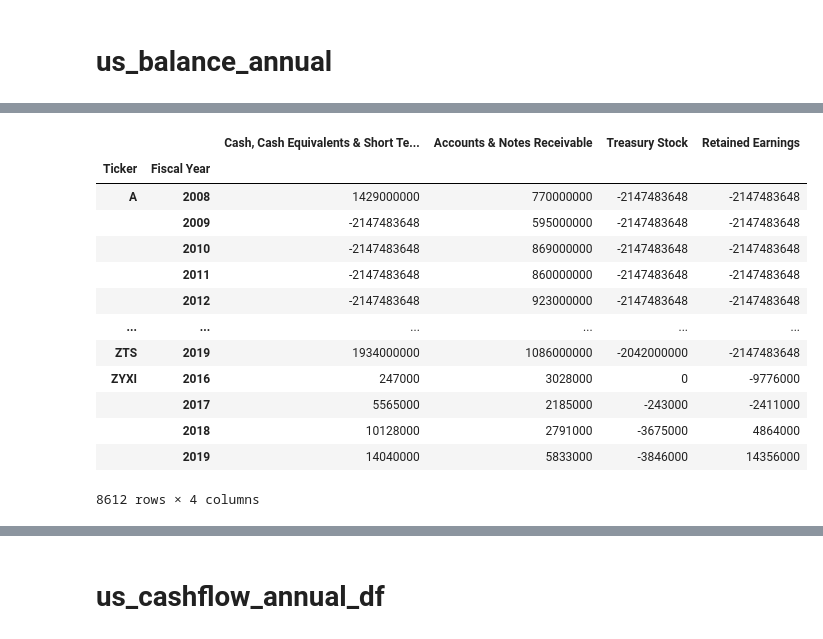
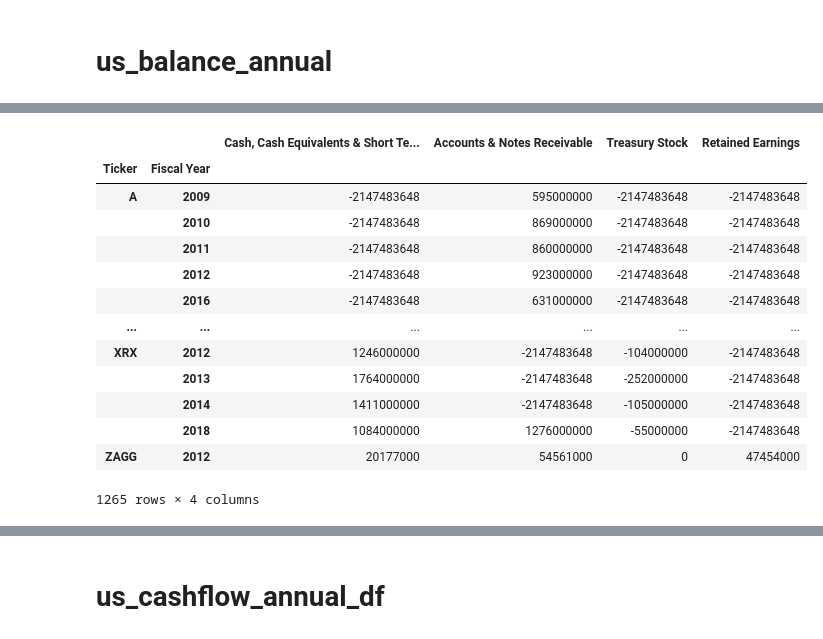
Before and after one commit to MuayThaiLegz/ScientificMethod_ForInvesting-, a Jupyter notebook: barrnun.ipynb, the cells around one changed output, grey strips where cells are left out. Saved outputs shown, nothing was run; the diff lists cells and outputs as text; code cells hidden in the pictures.

```diff
--- a/barrnun.ipynb
+++ b/barrnun.ipynb
@@ -21,0 +22,5 @@ from pathlib import Path
+# %%
+def clean_stuff(df):
+    df.drop(['SimFinId', 'Currency'], inplace= True, errors='ignore', axis=1)
+    df = df.groupby(['Ticker','Fiscal Year']).mean().dropna().astype(int)
+    return df
@@ -84,0 +84,3 @@ balance_data
+# %%
+balance_data = clean_stuff(us_balance_annual)
+balance_data
@@ -85,23 +102,23 @@ balance_data
 # %%
-balance_data_cash = balance_data[["Cash, Cash Equivalents & Short Term Investments",
+balance_sheet_cash_equal = balance_data[["Cash, Cash Equivalents & Short Term Investments",
                                   "Accounts & Notes Receivable",
                                   'Treasury Stock',
                                   'Retained Earnings']]
 
-balance_sheet_cash_equal = balance_data_cash.dropna().astype(int)
+
 balance_sheet_cash_equal
 # %% [output]
 |  |  | Cash, Cash Equivalents & Short Te... | Accounts & Notes Receivable | Treasury Stock | Retained Earnings |
 | Ticker | Fiscal Year |  |  |  |  |
-| A | 2008 | 1429000000 | 770000000 | -2147483648 | -2147483648 |
-|  | 2009 | -2147483648 | 595000000 | -2147483648 | -2147483648 |
+| A | 2009 | -2147483648 | 595000000 | -2147483648 | -2147483648 |
 |  | 2010 | -2147483648 | 869000000 | -2147483648 | -2147483648 |
 |  | 2011 | -2147483648 | 860000000 | -2147483648 | -2147483648 |
 |  | 2012 | -2147483648 | 923000000 | -2147483648 | -2147483648 |
+|  | 2016 | -2147483648 | 631000000 | -2147483648 | -2147483648 |
 | ... | ... | ... | ... | ... | ... |
-| ZTS | 2019 | 1934000000 | 1086000000 | -2042000000 | -2147483648 |
-| ZYXI | 2016 | 247000 | 3028000 | 0 | -9776000 |
-|  | 2017 | 5565000 | 2185000 | -243000 | -2411000 |
-|  | 2018 | 10128000 | 2791000 | -3675000 | 4864000 |
-|  | 2019 | 14040000 | 5833000 | -3846000 | 14356000 |
+| XRX | 2012 | 1246000000 | -2147483648 | -104000000 | -2147483648 |
+|  | 2013 | 1764000000 | -2147483648 | -252000000 | -2147483648 |
+|  | 2014 | 1411000000 | -2147483648 | -105000000 | -2147483648 |
+|  | 2018 | 1084000000 | 1276000000 | -55000000 | -2147483648 |
+| ZAGG | 2012 | 20177000 | 54561000 | 0 | 47454000 |
-8612 rows × 4 columns
+1265 rows × 4 columns
```
Also changed, not shown: parts of 87 cells of this notebook.
